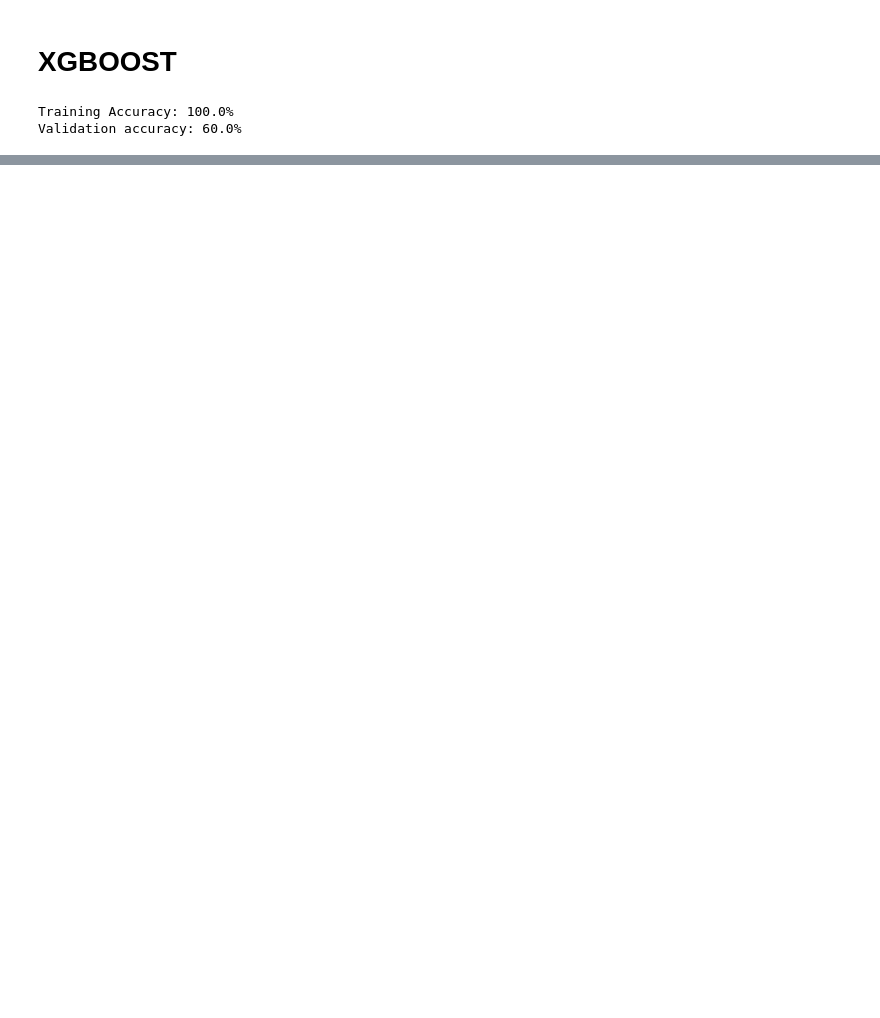
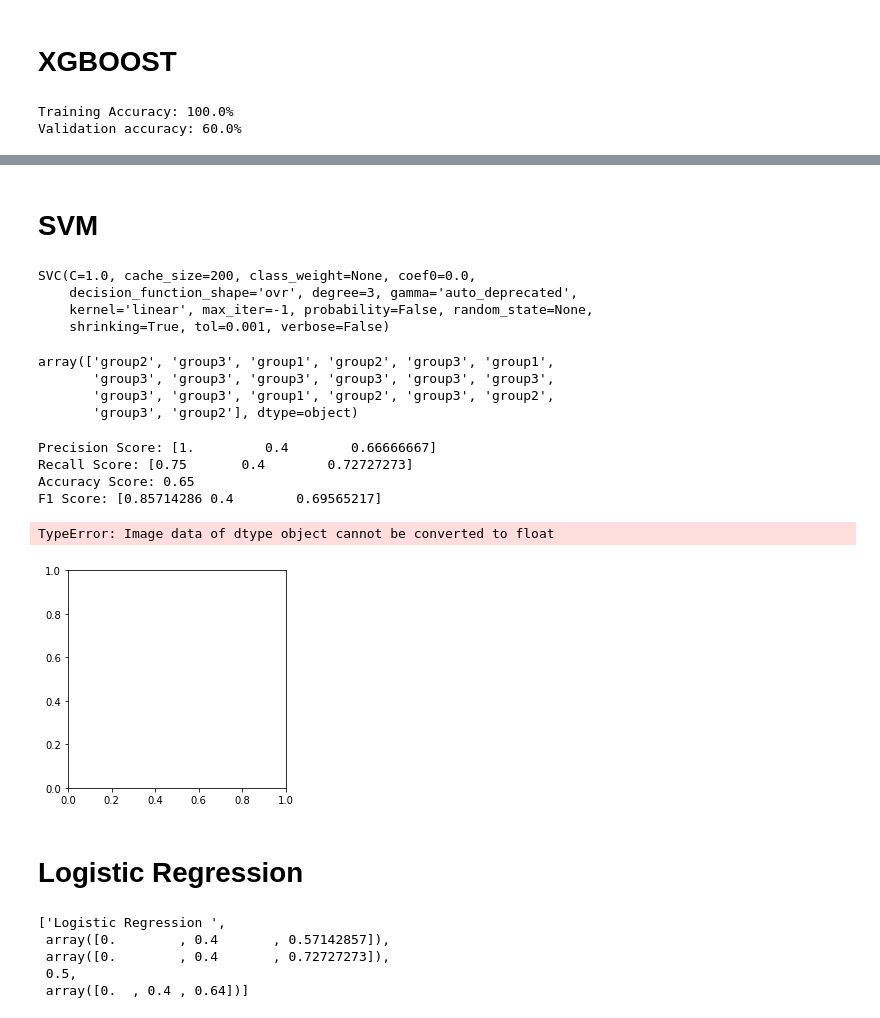
Before and after one commit to kmcnicoll/Classification_Tree_Dog_Breeds, a Jupyter notebook: Workbook.ipynb, the cells around one changed output, grey strips where cells are left out. Cells and saved outputs as stored; diff of their text form; code cells hidden in the pictures; blank space fills up the shorter version.

```diff
--- a/Workbook.ipynb
+++ b/Workbook.ipynb
@@ -228,12 +278,14 @@ scaled_df_train.head()
 | 4 | -0.376968 | 0.0 | -0.221788 | 0.0 | -0.065351 | 0.177334 | -0.653461 | 0.482594 | 1.114773 | -0.224354 | -0.005285 | ... |
 # %%
 # Instantiate KNeighborsClassifier
-Kclf = KNeighborsClassifier(n_neighbors= 6)
+Kclf = KNeighborsClassifier(n_neighbors= 7)
 
 # Fit the classifier
 Kclf.fit(scaled_data_train, y_train)
 
 # Predict on the test set
 test_preds = Kclf.predict(scaled_data_test)
+
+KNN_eva=evaluate(y_test, test_preds, 'KNN')
 # %%
 def print_metrics(labels, preds):
@@ -526,14 +568,14 @@ warnings.filterwarnings('ignore')
 from xgboost import XGBClassifier
 # %%
 # Instantiate XGBClassifier
-clf = XGBClassifier()
+XG_clf = XGBClassifier()
 
 # Fit XGBClassifier
-clf.fit(X_train, y_train)
+XG_clf.fit(X_train, y_train)
 
 # Predict on training and test sets
-training_preds = clf.predict(X_train)
-test_preds = clf.predict(X_test)
+training_preds = XG_clf.predict(X_train)
+XG_test_preds = XG_clf.predict(X_test)
 
 # Accuracy of training and test sets
 training_accuracy = accuracy_score(y_train, training_preds)
@@ -580,0 +632,12 @@ Validation accuracy: 55.0%
+# %% [markdown]
+# SVM
+# %%
+from sklearn.svm import SVC
+
+svm_clf = SVC(kernel='linear')
+svm_clf.fit(X_train, y_train)
+# %% [output]
+SVC(C=1.0, cache_size=200, class_weight=None, coef0=0.0,
+    decision_function_shape='ovr', degree=3, gamma='auto_deprecated',
+    kernel='linear', max_iter=-1, probability=False, random_state=None,
+    shrinking=True, tol=0.001, verbose=False)
@@ -580,0 +647,20 @@ Validation accuracy: 55.0%
+# %%
+svm_pred
+# %% [output]
+array(['group2', 'group3', 'group1', 'group2', 'group3', 'group1',
+       'group3', 'group3', 'group3', 'group3', 'group3', 'group3',
+       'group3', 'group3', 'group1', 'group2', 'group3', 'group2',
+       'group3', 'group2'], dtype=object)
+# %%
+print_metrics(y_test, svm_pred)
+SVM_eva=evaluate(y_test, svm_pred, 'SVM')
+# %% [output]
+Precision Score: [1.         0.4        0.66666667]
+Recall Score: [0.75       0.4        0.72727273]
+Accuracy Score: 0.65
+F1 Score: [0.85714286 0.4        0.69565217]
+# %%
+conf_metrix(svm_clf)
+# %% [output]
+TypeError: Image data of dtype object cannot be converted to float
+[figure, added]
@@ -580,0 +699,2 @@ Validation accuracy: 55.0%
+# %% [markdown]
+# Logistic Regression
@@ -580,0 +724,8 @@ Validation accuracy: 55.0%
+# %%
+log_eva
+# %% [output]
+['Logistic Regression ',
+ array([0.        , 0.4       , 0.57142857]),
+ array([0.        , 0.4       , 0.72727273]),
+ 0.5,
+ array([0.  , 0.4 , 0.64])]
```
Also changed, not shown: parts of 50 cells of this notebook.
